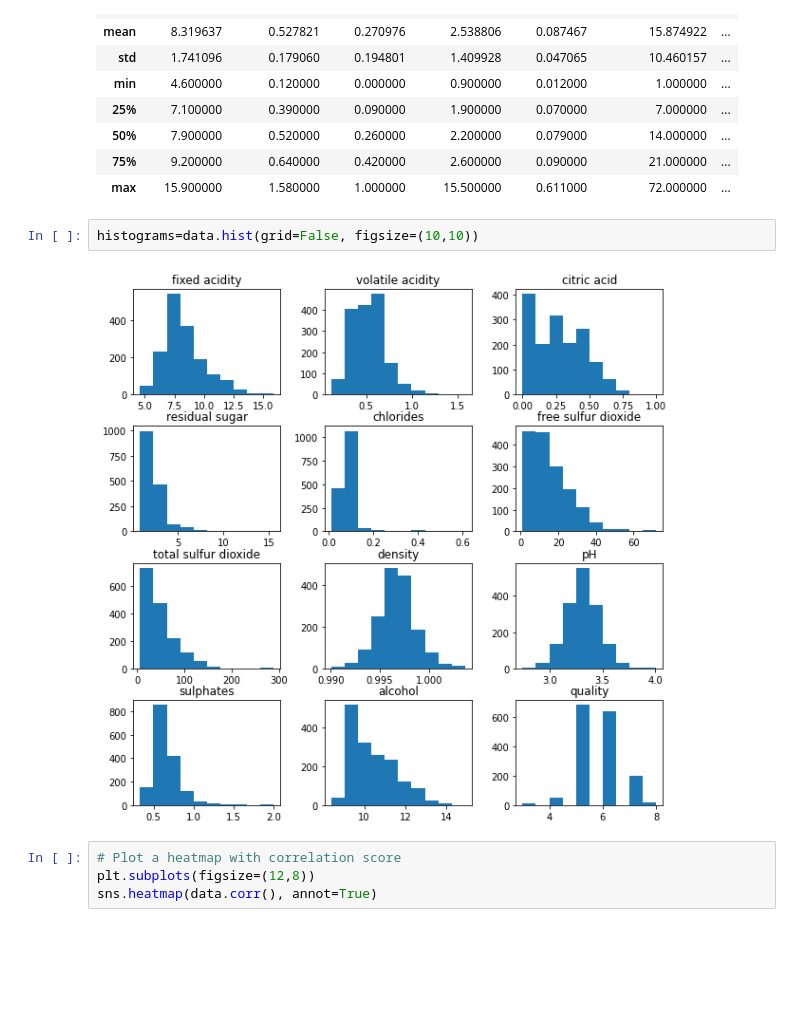
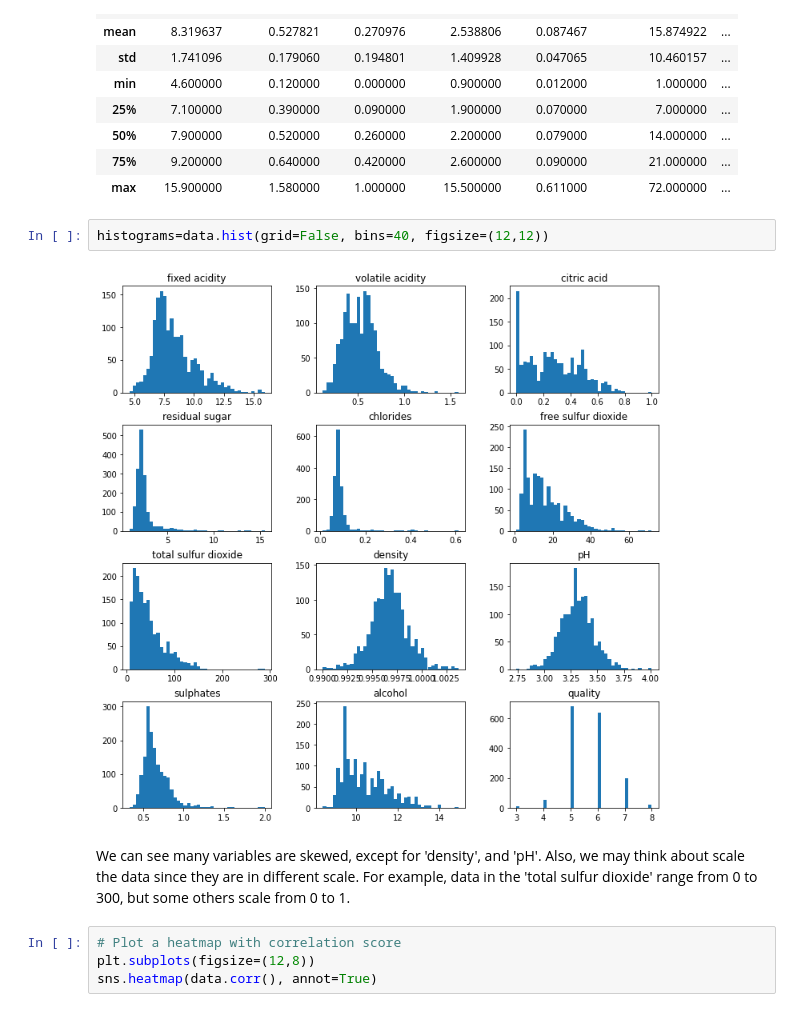
Before and after one commit to HuyenNguyenHelen/INFO-5505---Machine-learning, a Jupyter notebook: HuyenNguyen_Assignment_2.ipynb, the cells around one changed output. Drawn from its saved outputs; the diff is of its cells as text; blank space fills up the shorter version.

```diff
--- a/HuyenNguyen_Assignment_2.ipynb
+++ b/HuyenNguyen_Assignment_2.ipynb
@@ -44,9 +44,11 @@ data.describe()
 | 75% | 9.200000 | 0.640000 | 0.420000 | 2.600000 | 0.090000 | 21.000000 | ... |
 | max | 15.900000 | 1.580000 | 1.000000 | 15.500000 | 0.611000 | 72.000000 | ... |
 # %%
-histograms=data.hist(grid=False, figsize=(10,10))
+histograms=data.hist(grid=False, bins=40, figsize=(12,12))
 # %% [output]
-[figure, old version]
+[figure, new version]
+# %% [markdown]
+We can see many variables are skewed, except for 'density', and 'pH'. Also, we may think about scale the data since they are in different scale. For example, data in the 'total sulfur dioxide' range from 0 to 300, but some others scale from 0 to 1.
 # %%
 # Plot a heatmap with correlation score
 plt.subplots(figsize=(12,8))
```
Also changed, not shown: parts of 23 cells of this notebook.
